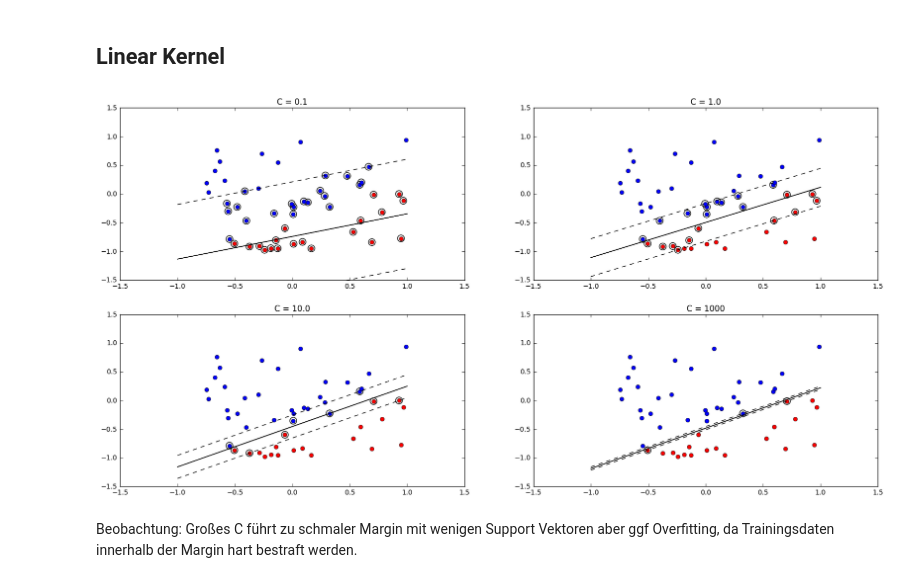
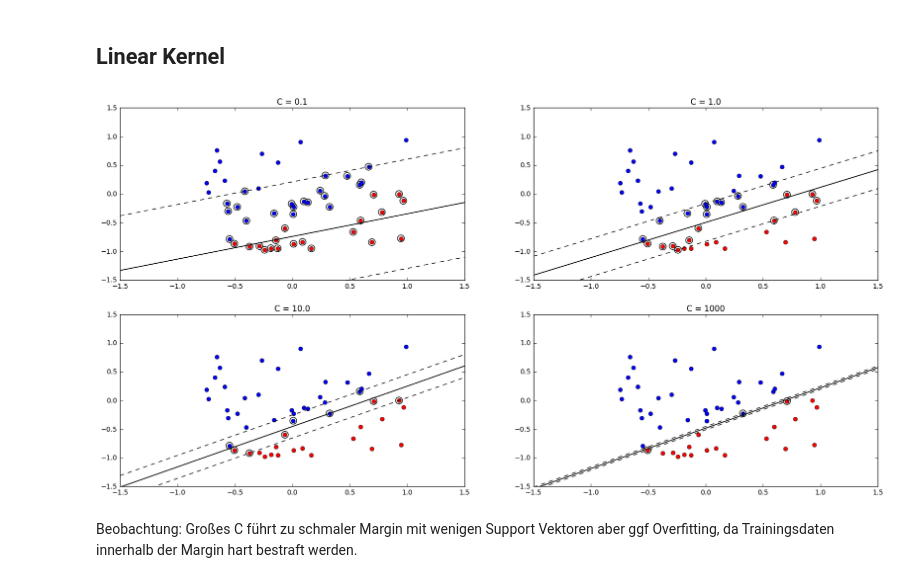
Before and after one commit to LisaBM/ml_project, a Jupyter notebook: SVM_sklearn.ipynb, the cells around one changed output. Cells and saved outputs as stored; diff of their text form; code cells hidden in the pictures.

```diff
--- a/SVM_sklearn.ipynb
+++ b/SVM_sklearn.ipynb
@@ -40,35 +41,35 @@ plt_list = []
 fig_linear = plt.figure(figsize=(20,10))
 
 for i in range(4):
     C = C_list[i]
     my_svm = SVC(C=C, kernel='linear')
     my_svm.fit(example_data, example_labels)
     w = my_svm.coef_[0]
     m = -w[0] / w[1]   #Steigung der Funktionsgleichung, die die decision boundary beschreibt
-    x = np.linspace(-1, 1)
+    x = np.linspace(-1.5, 1.5)
     b = my_svm.intercept_[0]   #transition of hyperplane
     y = m * x - b / w[1]
 
     plt_list.append(fig_linear.add_subplot(221+i))
     plt_list[i].plot(x, y, 'k-')
     p1, = plt_list[i].plot(label1[:,0], label1[:,1], 'ro', label = 'label = 1')
     p2, = plt_list[i].plot( label0[:,0], label0[:,1], 'o', label = 'label = -1')
 
     #get margin
     margin = 1 / np.linalg.norm(w)
     lower_margin = y + np.sqrt(m**2+1)* margin
     upper_margin = y - np.sqrt(m**2+1) * margin
     plt.plot(x, y, 'k-', x, lower_margin, 'k--', x,upper_margin, 'k--')
 
     #get support vectors
     supp_vectors = my_svm.support_vectors_
     plt.scatter(supp_vectors[:,0], supp_vectors[:,1], s=100, facecolors = 'none')
 
     plt.xlim([-1.5, 1.5])
     plt.ylim([-1.5, 1.5])
     plt.title('C = '+str(C))
 # %% [output]
-[figure, old version]
+[figure, new version]
 # %% [markdown]
 Beobachtung: Großes C führt zu schmaler Margin mit wenigen Support Vektoren aber ggf Overfitting, da Trainingsdaten innerhalb der Margin hart bestraft werden.
 # %% [markdown]
```
Also changed, not shown: parts of 15 cells of this notebook.
